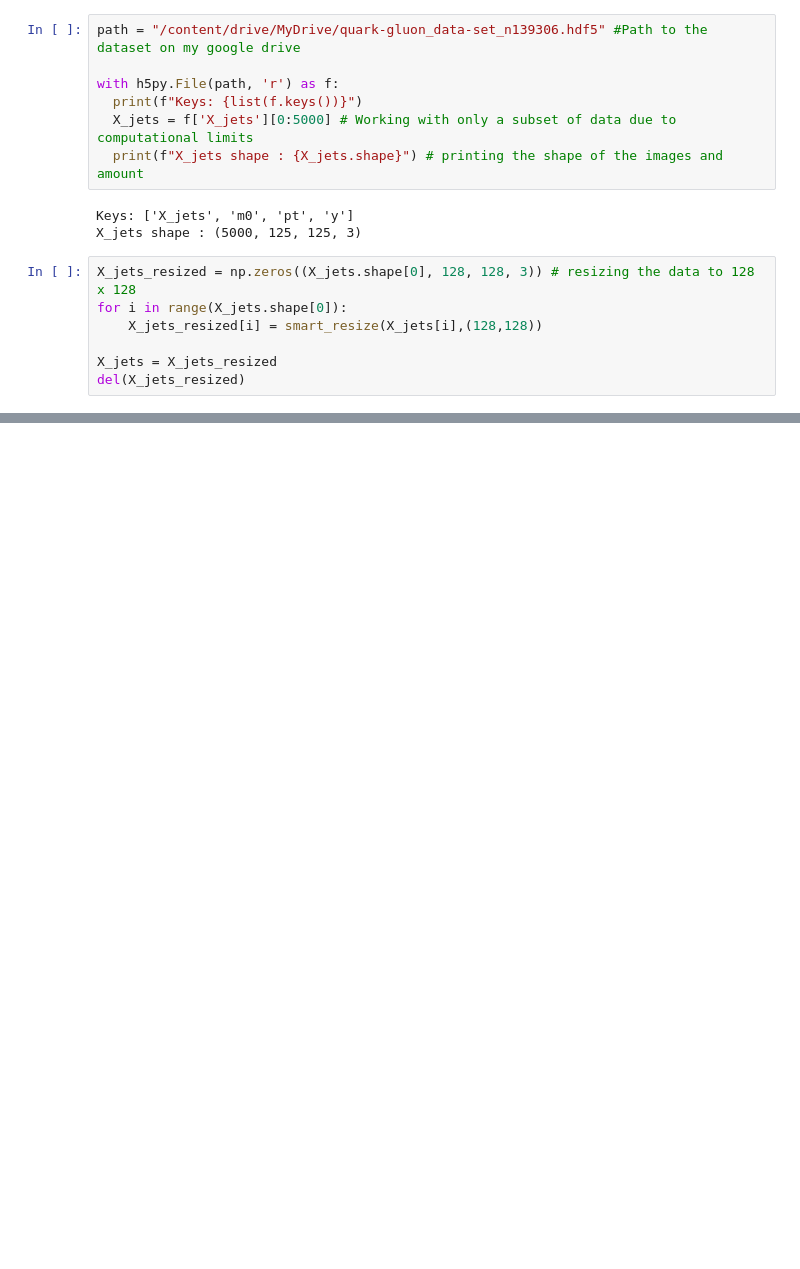
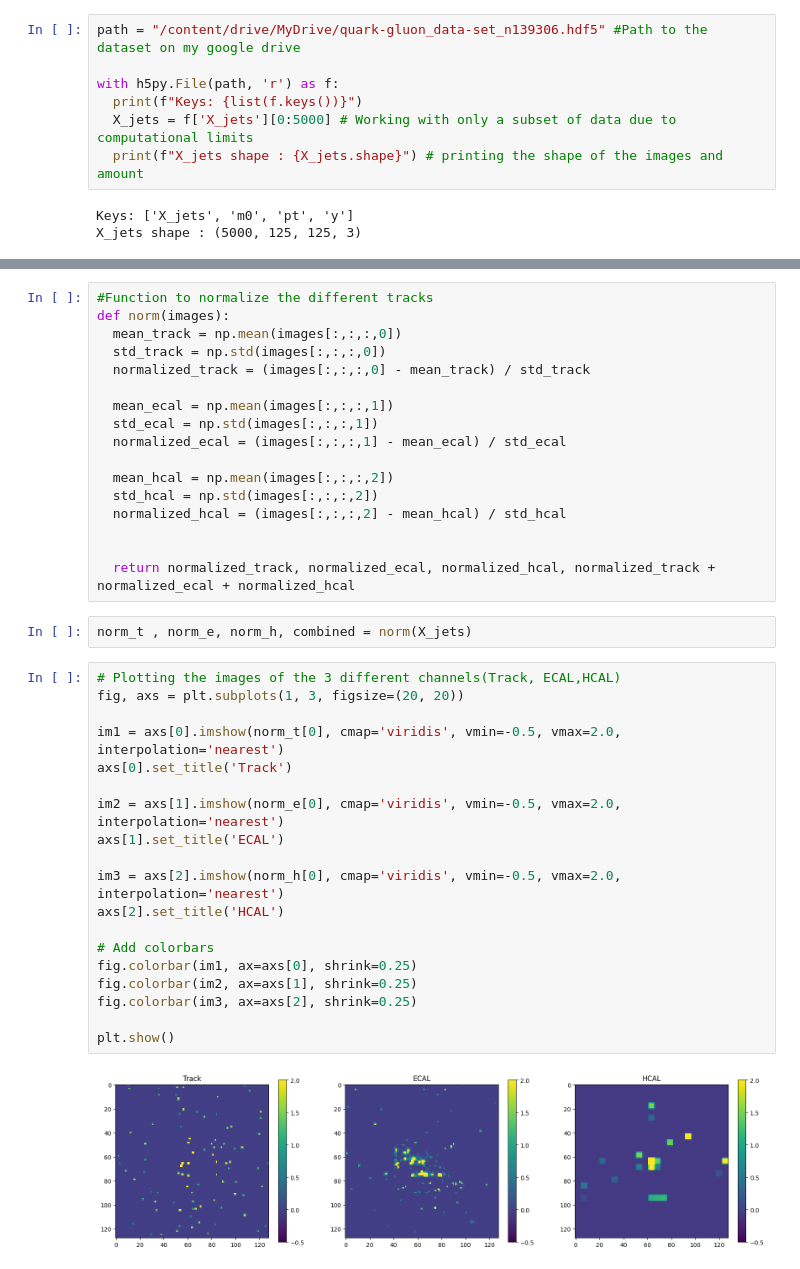
Before and after one commit to Kitsunnneee/Common-Task-1, a Jupyter notebook: Common_Task_1(VAE).ipynb, the cells around one changed output, grey strips where cells are left out. Saved outputs shown, nothing was run; the diff lists cells and outputs as text; blank space fills up the shorter version.

```diff
--- a/Common_Task_1(VAE).ipynb
+++ b/Common_Task_1(VAE).ipynb
@@ -32,10 +53,3 @@ with h5py.File(path, 'r') as f:
 # %% [output]
 Keys: ['X_jets', 'm0', 'pt', 'y']
 X_jets shape : (5000, 125, 125, 3)
-# %%
-X_jets_resized = np.zeros((X_jets.shape[0], 128, 128, 3)) # resizing the data to 128 x 128
-for i in range(X_jets.shape[0]):
-    X_jets_resized[i] = smart_resize(X_jets[i],(128,128))
-
-X_jets = X_jets_resized
-del(X_jets_resized)
@@ -360,0 +93,40 @@ Ways to improve the model:
+# %%
+#Function to normalize the different tracks
+def norm(images):
+  mean_track = np.mean(images[:,:,:,0])
+  std_track = np.std(images[:,:,:,0])
+  normalized_track = (images[:,:,:,0] - mean_track) / std_track
+
+  mean_ecal = np.mean(images[:,:,:,1])
+  std_ecal = np.std(images[:,:,:,1])
+  normalized_ecal = (images[:,:,:,1] - mean_ecal) / std_ecal
+
+  mean_hcal = np.mean(images[:,:,:,2])
+  std_hcal = np.std(images[:,:,:,2])
+  normalized_hcal = (images[:,:,:,2] - mean_hcal) / std_hcal
+
+
+  return normalized_track, normalized_ecal, normalized_hcal, normalized_track + normalized_ecal + normalized_hcal
+# %%
+norm_t , norm_e, norm_h, combined = norm(X_jets)
+# %%
+# Plotting the images of the 3 different channels(Track, ECAL,HCAL)
+fig, axs = plt.subplots(1, 3, figsize=(20, 20))
+
+im1 = axs[0].imshow(norm_t[0], cmap='viridis', vmin=-0.5, vmax=2.0, interpolation='nearest')
+axs[0].set_title('Track')
+
+im2 = axs[1].imshow(norm_e[0], cmap='viridis', vmin=-0.5, vmax=2.0, interpolation='nearest')
+axs[1].set_title('ECAL')
+
+im3 = axs[2].imshow(norm_h[0], cmap='viridis', vmin=-0.5, vmax=2.0, interpolation='nearest')
+axs[2].set_title('HCAL')
+
+# Add colorbars
+fig.colorbar(im1, ax=axs[0], shrink=0.25)
+fig.colorbar(im2, ax=axs[1], shrink=0.25)
+fig.colorbar(im3, ax=axs[2], shrink=0.25)
+
+plt.show()
+# %% [output]
+[figure, added]
```
Also changed, not shown: parts of 62 cells of this notebook.
